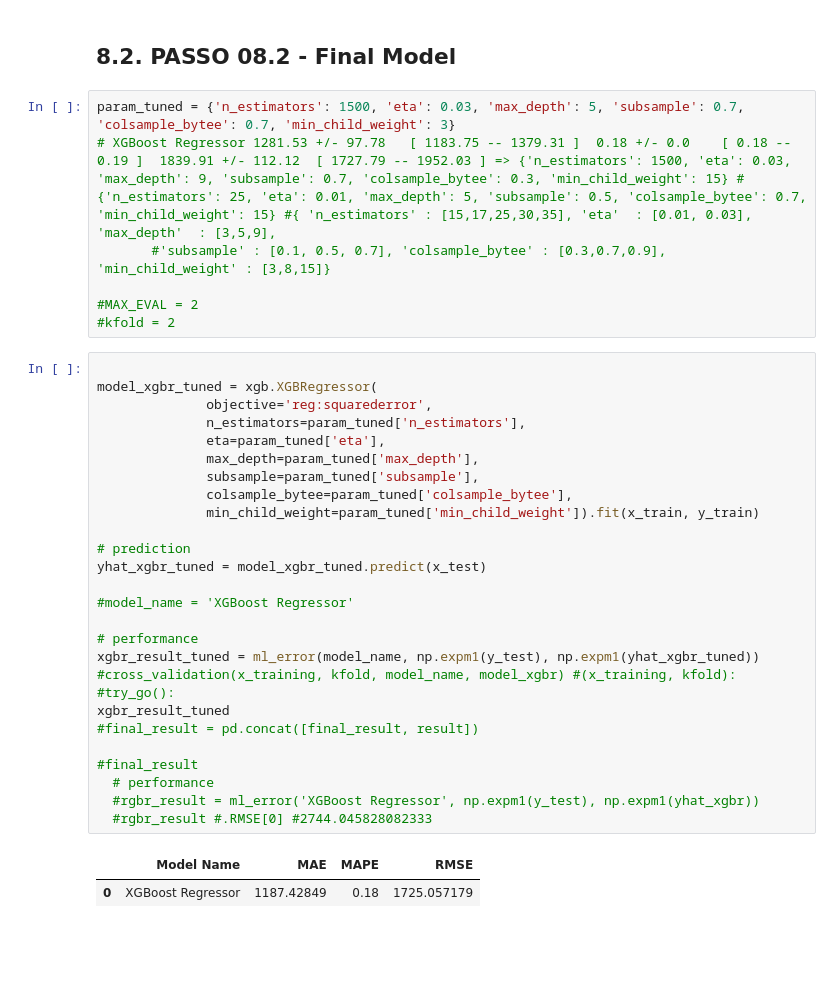
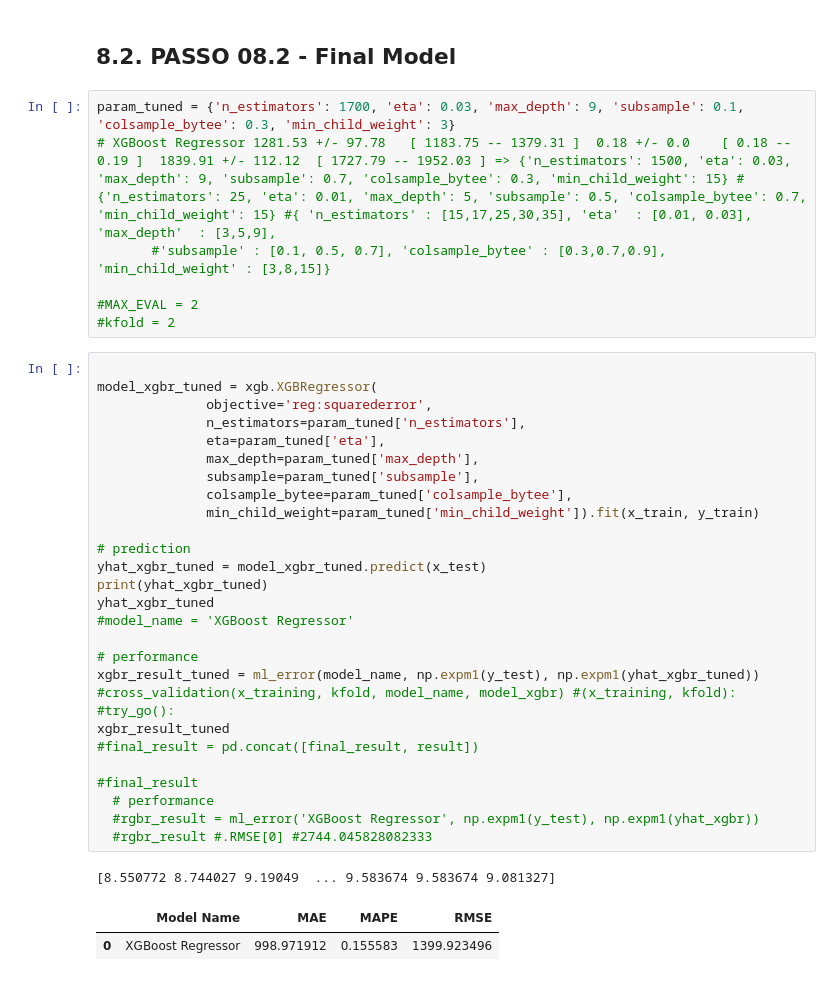
Before and after one commit to cabicho/ds_in_deploy, a Jupyter notebook: m04_v01_h6_store_sales_prediction.ipynb, the cells around one changed output. Drawn from its saved outputs; the diff is of its cells as text; blank space fills up the shorter version.

Commit message:
end and end Random Search in 08.1 with param

```diff
--- a/m04_v01_h6_store_sales_prediction.ipynb
+++ b/m04_v01_h6_store_sales_prediction.ipynb
@@ -2661,7 +2669,7 @@ final_result
 # %% [markdown]
 ## 8.2. PASSO 08.2 - Final Model
 # %%
-param_tuned = {'n_estimators': 1500, 'eta': 0.03, 'max_depth': 5, 'subsample': 0.7, 'colsample_bytee': 0.7, 'min_child_weight': 3}
+param_tuned = {'n_estimators': 1700, 'eta': 0.03, 'max_depth': 9, 'subsample': 0.1, 'colsample_bytee': 0.3, 'min_child_weight': 3}
 # XGBoost Regressor	1281.53 +/- 97.78	[ 1183.75 -- 1379.31 ]	0.18 +/- 0.0	[ 0.18 -- 0.19 ]	1839.91 +/- 112.12	[ 1727.79 -- 1952.03 ] => {'n_estimators': 1500, 'eta': 0.03, 'max_depth': 9, 'subsample': 0.7, 'colsample_bytee': 0.3, 'min_child_weight': 15} #{'n_estimators': 25, 'eta': 0.01, 'max_depth': 5, 'subsample': 0.5, 'colsample_bytee': 0.7, 'min_child_weight': 15} #{ 'n_estimators' : [15,17,25,30,35], 'eta'  : [0.01, 0.03], 'max_depth'  : [3,5,9],
        #'subsample' : [0.1, 0.5, 0.7], 'colsample_bytee' : [0.3,0.7,0.9], 'min_child_weight' : [3,8,15]}
 
@@ -2670,28 +2678,30 @@ param_tuned = {'n_estimators': 1500, 'eta': 0.03, 'max_depth': 5, 'subsample': 0
 # %%
 
 model_xgbr_tuned = xgb.XGBRegressor(
               objective='reg:squarederror',
               n_estimators=param_tuned['n_estimators'],
               eta=param_tuned['eta'],
               max_depth=param_tuned['max_depth'],
               subsample=param_tuned['subsample'],
               colsample_bytee=param_tuned['colsample_bytee'],
               min_child_weight=param_tuned['min_child_weight']).fit(x_train, y_train)
 
 # prediction
 yhat_xgbr_tuned = model_xgbr_tuned.predict(x_test)
-
+print(yhat_xgbr_tuned)
+yhat_xgbr_tuned
 #model_name = 'XGBoost Regressor'
 
 # performance
 xgbr_result_tuned = ml_error(model_name, np.expm1(y_test), np.expm1(yhat_xgbr_tuned)) #cross_validation(x_training, kfold, model_name, model_xgbr) #(x_training, kfold): #try_go():
 xgbr_result_tuned
 #final_result = pd.concat([final_result, result])
 
 #final_result
   # performance
   #rgbr_result = ml_error('XGBoost Regressor', np.expm1(y_test), np.expm1(yhat_xgbr))
   #rgbr_result #.RMSE[0] #2744.045828082333
 # %% [output]
+[8.550772 8.744027 9.19049  ... 9.583674 9.583674 9.081327]
 |  | Model Name | MAE | MAPE | RMSE |
-| 0 | XGBoost Regressor | 1187.42849 | 0.18 | 1725.057179 |
+| 0 | XGBoost Regressor | 998.971912 | 0.155583 | 1399.923496 |
```
Also changed, not shown: parts of 1 cell of this notebook.
